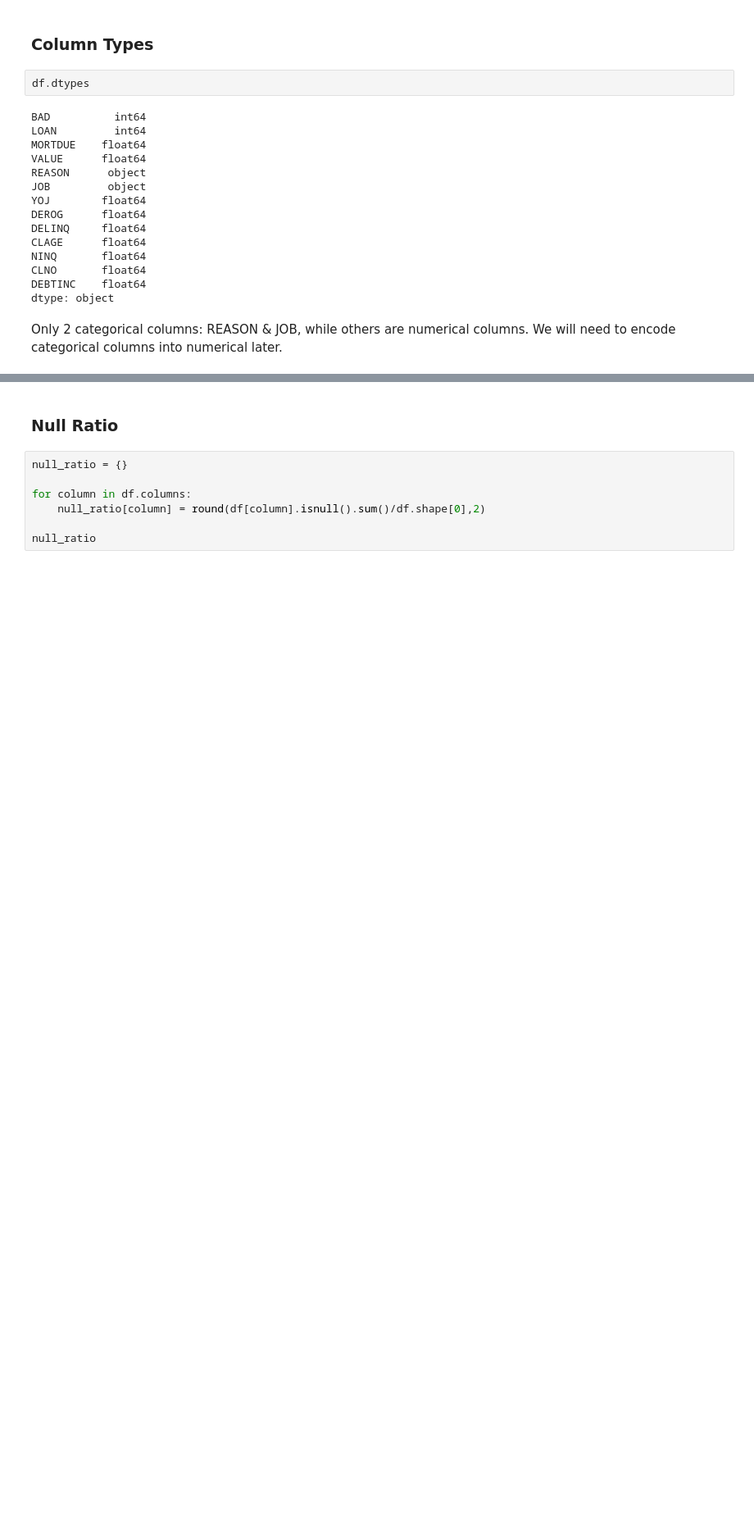
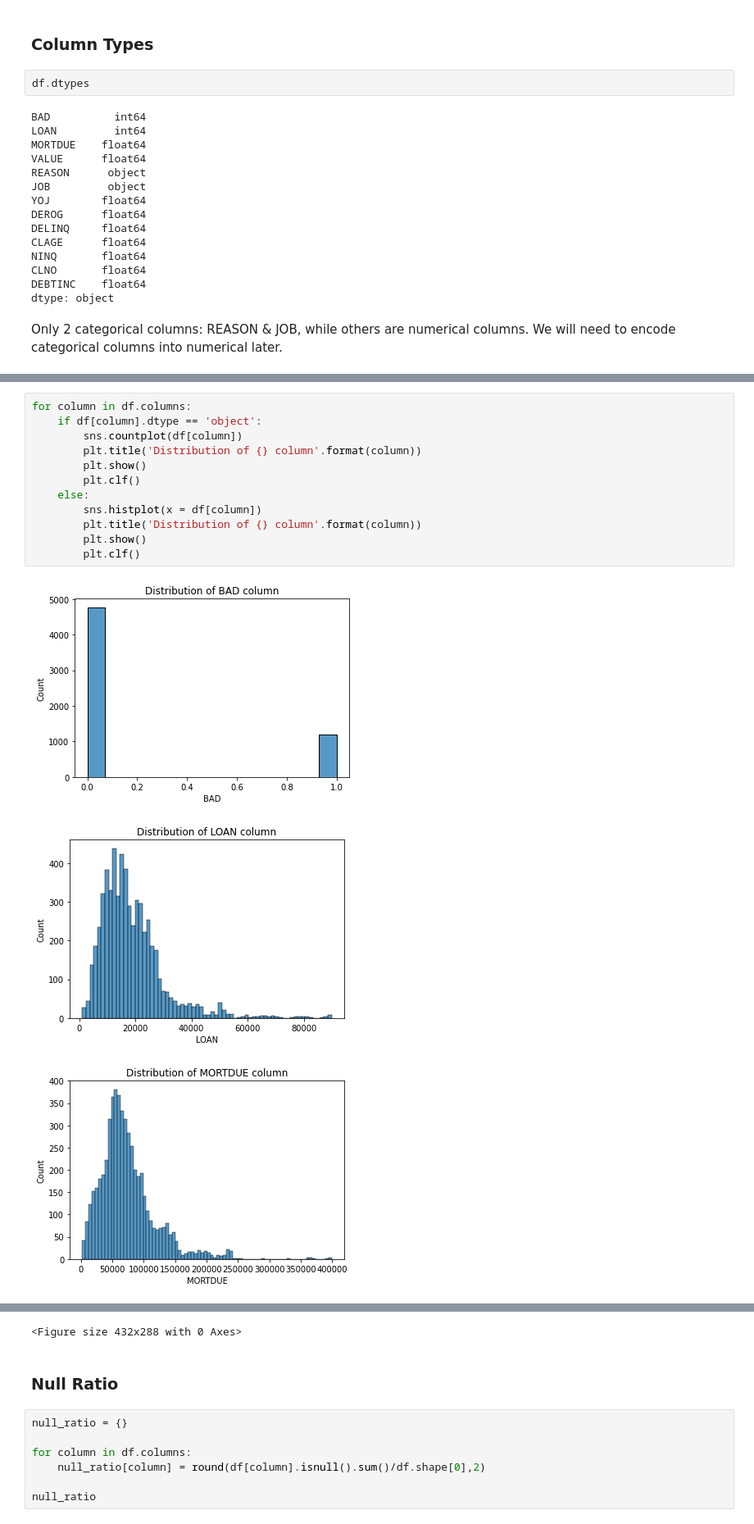
Before and after one commit to edmundhong/credit-scoring, a Jupyter notebook: credit-scoring.ipynb, the cells around one changed output, grey strips where cells are left out. Shown at 82% size. Cells and saved outputs as stored; diff of their text form; blank space fills up the shorter version.

```diff
--- a/credit-scoring.ipynb
+++ b/credit-scoring.ipynb
@@ -114,0 +119,16 @@ Only 2 categorical columns: REASON & JOB, while others are numerical columns. We
+# %%
+for column in df.columns:
+    if df[column].dtype == 'object':
+        sns.countplot(df[column])
+        plt.title('Distribution of {} column'.format(column))
+        plt.show()
+        plt.clf()
+    else:
+        sns.histplot(x = df[column])
+        plt.title('Distribution of {} column'.format(column))
+        plt.show()
+        plt.clf()
+# %% [output]
+[figure, added]
+[figure, added]
+[figure, added]
@@ -115,3 +145,4 @@ Only 2 categorical columns: REASON & JOB, while others are numerical columns. We
+<Figure size 432x288 with 0 Axes>
 # %% [markdown]
 ### Null Ratio
 # %%
```
Also changed, not shown: parts of 24 cells of this notebook.
